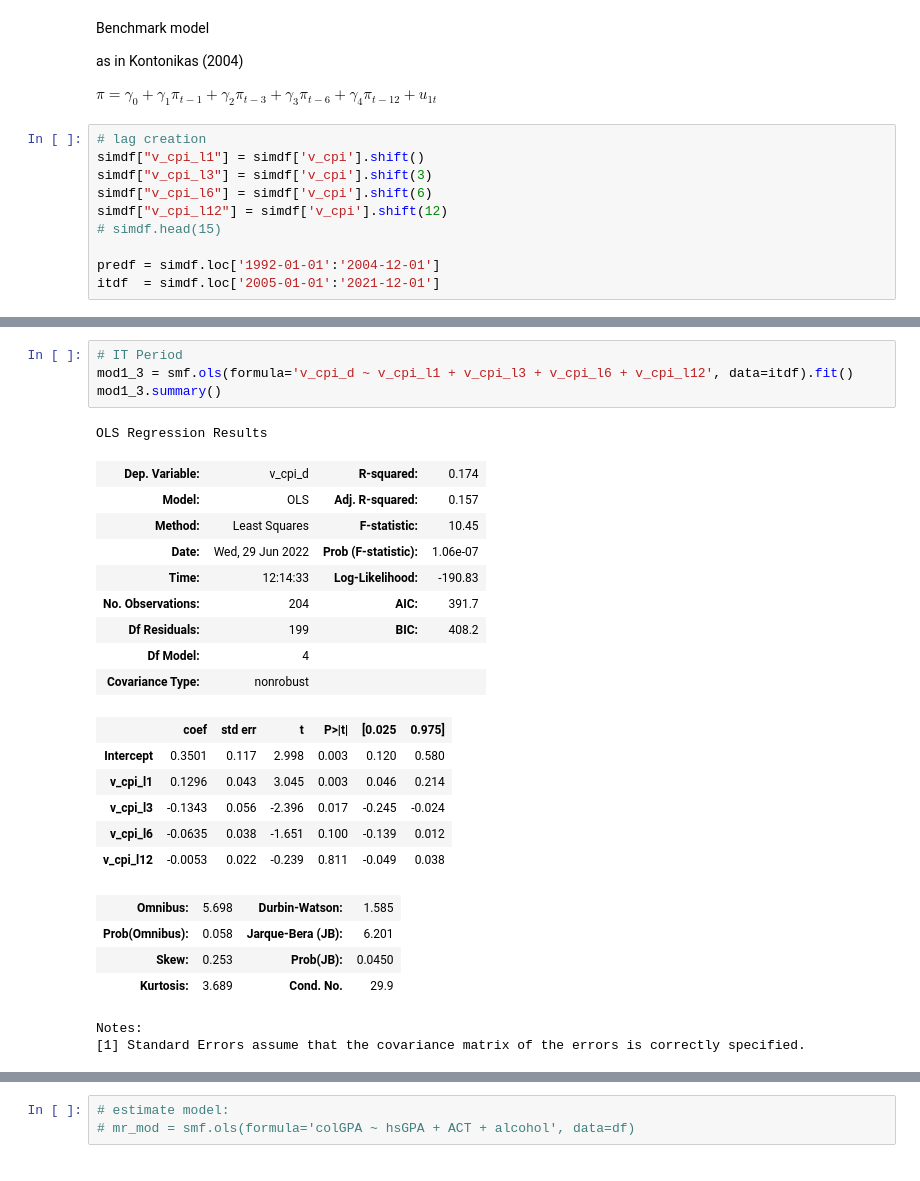
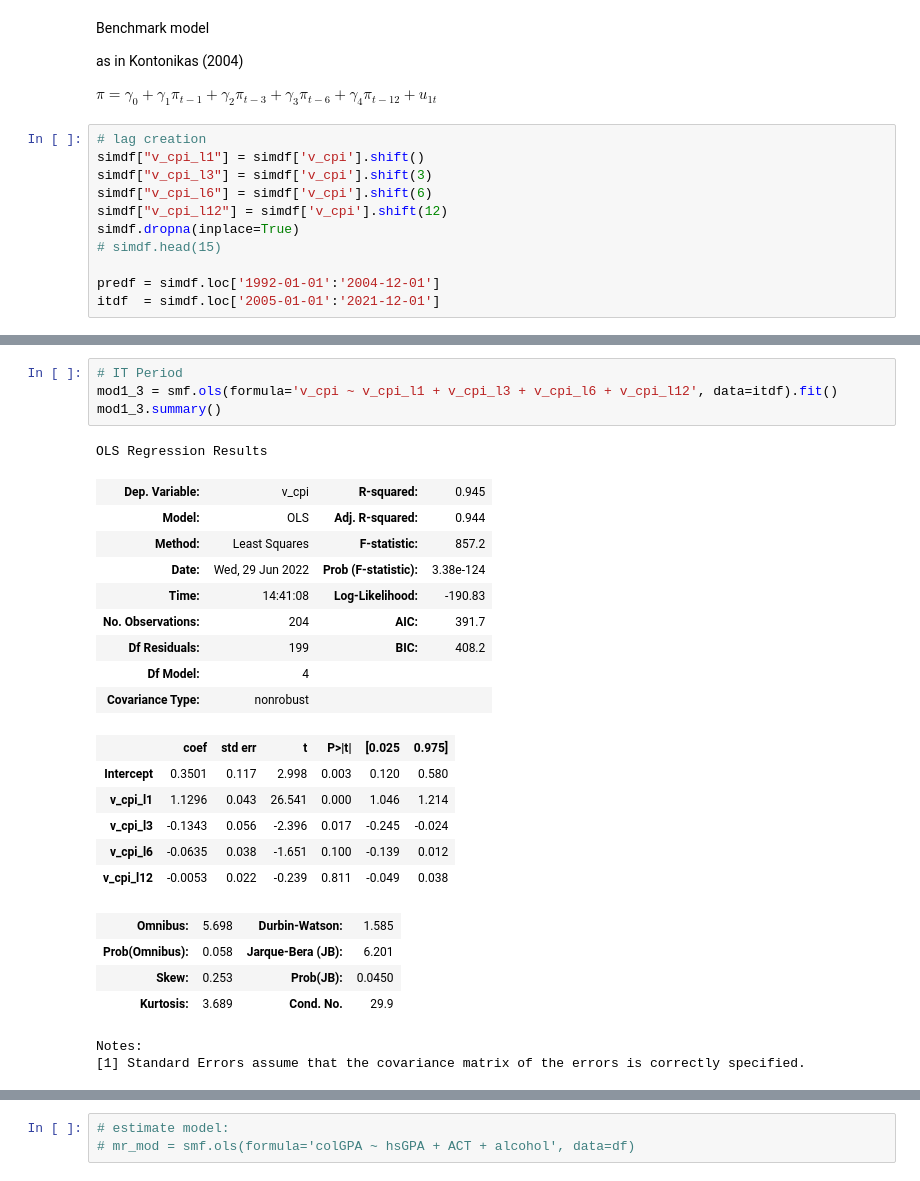
Before and after one commit to Marianojgm86/GARCH-CODES, a Jupyter notebook: modeling.ipynb, the cells around one changed output, grey strips where cells are left out. Drawn from its saved outputs; the diff is of its cells as text.

```diff
--- a/modeling.ipynb
+++ b/modeling.ipynb
@@ -206,6 +206,7 @@ simdf["v_cpi_l1"] = simdf['v_cpi'].shift()
 simdf["v_cpi_l3"] = simdf['v_cpi'].shift(3)
 simdf["v_cpi_l6"] = simdf['v_cpi'].shift(6)
 simdf["v_cpi_l12"] = simdf['v_cpi'].shift(12)
+simdf.dropna(inplace=True)
 # simdf.head(15)
 
 predf = simdf.loc['1992-01-01':'2004-12-01']
@@ -266,22 +267,22 @@ Notes:
 [1] Standard Errors assume that the covariance matrix of the errors is correctly specified.
 # %%
 # IT Period
-mod1_3 = smf.ols(formula='v_cpi_d ~ v_cpi_l1 + v_cpi_l3 + v_cpi_l6 + v_cpi_l12', data=itdf).fit()
+mod1_3 = smf.ols(formula='v_cpi ~ v_cpi_l1 + v_cpi_l3 + v_cpi_l6 + v_cpi_l12', data=itdf).fit()
 mod1_3.summary()
 # %% [output]
 OLS Regression Results
-| Dep. Variable: | v_cpi_d | R-squared: | 0.174 |
-| Model: | OLS | Adj. R-squared: | 0.157 |
-| Method: | Least Squares | F-statistic: | 10.45 |
-| Date: | Wed, 29 Jun 2022 | Prob (F-statistic): | 1.06e-07 |
-| Time: | 12:14:33 | Log-Likelihood: | -190.83 |
+| Dep. Variable: | v_cpi | R-squared: | 0.945 |
+| Model: | OLS | Adj. R-squared: | 0.944 |
+| Method: | Least Squares | F-statistic: | 857.2 |
+| Date: | Wed, 29 Jun 2022 | Prob (F-statistic): | 3.38e-124 |
+| Time: | 14:41:08 | Log-Likelihood: | -190.83 |
 | No. Observations: | 204 | AIC: | 391.7 |
 | Df Residuals: | 199 | BIC: | 408.2 |
 | Df Model: | 4 |  |  |
 | Covariance Type: | nonrobust |  |  |
 |  | coef | std err | t | P>|t| | [0.025 | 0.975] |
 | Intercept | 0.3501 | 0.117 | 2.998 | 0.003 | 0.120 | 0.580 |
-| v_cpi_l1 | 0.1296 | 0.043 | 3.045 | 0.003 | 0.046 | 0.214 |
+| v_cpi_l1 | 1.1296 | 0.043 | 26.541 | 0.000 | 1.046 | 1.214 |
 | v_cpi_l3 | -0.1343 | 0.056 | -2.396 | 0.017 | -0.245 | -0.024 |
 | v_cpi_l6 | -0.0635 | 0.038 | -1.651 | 0.100 | -0.139 | 0.012 |
 | v_cpi_l12 | -0.0053 | 0.022 | -0.239 | 0.811 | -0.049 | 0.038 |
```
Also changed, not shown: parts of 5 cells of this notebook.
